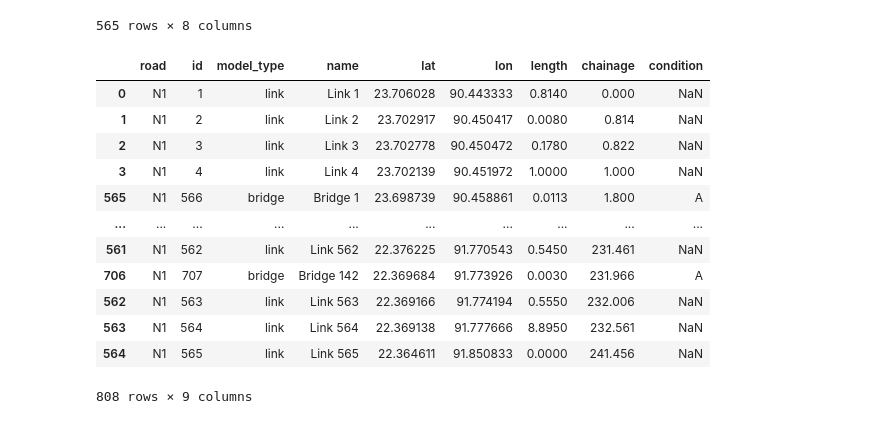
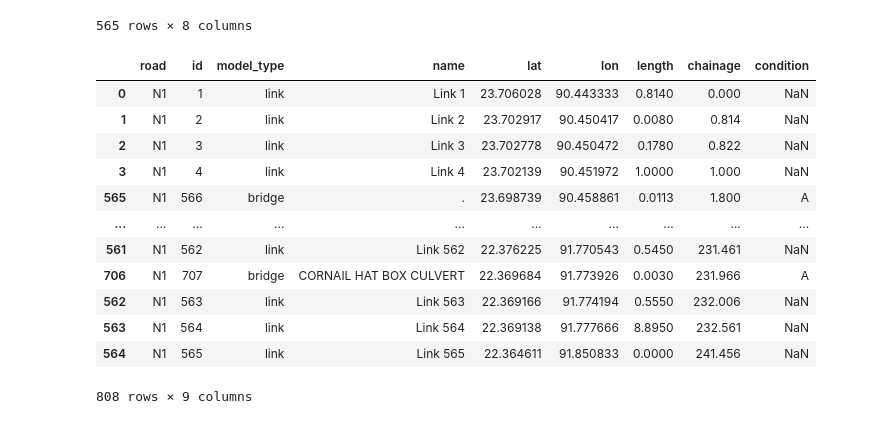
Before and after one commit to Anne-JS/advanced_simulation, a Jupyter notebook: EPA133a-G02-A2/model/Sven_doet_dingen.ipynb, the cells around one changed output. Cells and saved outputs as stored; diff of their text form; code cells hidden in the pictures.

```diff
--- a/EPA133a-G02-A2/model/Sven_doet_dingen.ipynb
+++ b/EPA133a-G02-A2/model/Sven_doet_dingen.ipynb
@@ -62,38 +76,38 @@ n1_roads_final
 # Filter BMMS data for road 'N1'
 bmms_n1 = bmms[bmms['road'] == 'N1'].copy()
 bmms_n1 = bmms_n1[(bmms_n1['lon'] >= 90.44) & (bmms_n1['lon'] <= 91.851) &
                  (bmms_n1['lat'] >= 22.363) & (bmms_n1['lat'] <= 23.711)]
 
 bmms_n1 = bmms_n1[~bmms_n1['name'].str.contains(r"\(R\)", na=False)]
 bmms_n1 = bmms_n1[~bmms_n1['name'].str.contains("right", case=False, na=False)]
 bmms_n1 = bmms_n1[~bmms_n1['name'].str.contains("RIGHT", case=False, na=False)]
 bmms_n1 = bmms_n1[~bmms_n1['name'].str.contains(r"\( R \)", na=False)]
 
 # Set up for new entries
 bmms_n1['model_type'] = 'bridge'
-bmms_n1['name'] = ['Bridge ' + str(i+1) for i in range(bmms_n1.shape[0])]
+#bmms_n1['name'] = ['Bridge ' + str(i+1) for i in range(bmms_n1.shape[0])]
 bmms_n1['id'] = range(n1_roads_final['id'].max() + 1, n1_roads_final['id'].max() + 1 + bmms_n1.shape[0])
 bmms_n1['chainage'] = bmms_n1['km']  # Use 'km' as 'chainage'
 bmms_n1['length'] = bmms_n1['length'] / 1000
 
 # Select and rename columns to match the format of `n1_roads_final_with_chainage`
 bmms_n1_formatted = bmms_n1[['road', 'id', 'model_type', 'name', 'lat', 'lon', 'chainage', 'length', 'condition']]
 
 # Combine the dataframes and sort by chainage
 combined_df = pd.concat([n1_roads_final, bmms_n1_formatted], ignore_index=True).sort_values(by='chainage')
 
 # Display the first few rows of the combined and sorted DataFrame
 combined_df
 # %% [output]
 |  | road | id | model_type | name | lat | lon | length | chainage | condition |
 | 0 | N1 | 1 | link | Link 1 | 23.706028 | 90.443333 | 0.8140 | 0.000 | NaN |
 | 1 | N1 | 2 | link | Link 2 | 23.702917 | 90.450417 | 0.0080 | 0.814 | NaN |
 | 2 | N1 | 3 | link | Link 3 | 23.702778 | 90.450472 | 0.1780 | 0.822 | NaN |
 | 3 | N1 | 4 | link | Link 4 | 23.702139 | 90.451972 | 1.0000 | 1.000 | NaN |
-| 565 | N1 | 566 | bridge | Bridge 1 | 23.698739 | 90.458861 | 0.0113 | 1.800 | A |
+| 565 | N1 | 566 | bridge | . | 23.698739 | 90.458861 | 0.0113 | 1.800 | A |
 | ... | ... | ... | ... | ... | ... | ... | ... | ... | ... |
 | 561 | N1 | 562 | link | Link 562 | 22.376225 | 91.770543 | 0.5450 | 231.461 | NaN |
-| 706 | N1 | 707 | bridge | Bridge 142 | 22.369684 | 91.773926 | 0.0030 | 231.966 | A |
+| 706 | N1 | 707 | bridge | CORNAIL HAT BOX CULVERT | 22.369684 | 91.773926 | 0.0030 | 231.966 | A |
 | 562 | N1 | 563 | link | Link 563 | 22.369166 | 91.774194 | 0.5550 | 232.006 | NaN |
 | 563 | N1 | 564 | link | Link 564 | 22.369138 | 91.777666 | 8.8950 | 232.561 | NaN |
 | 564 | N1 | 565 | link | Link 565 | 22.364611 | 91.850833 | 0.0000 | 241.456 | NaN |
```
Also changed, not shown: parts of 10 cells of this notebook, 1 other file.
